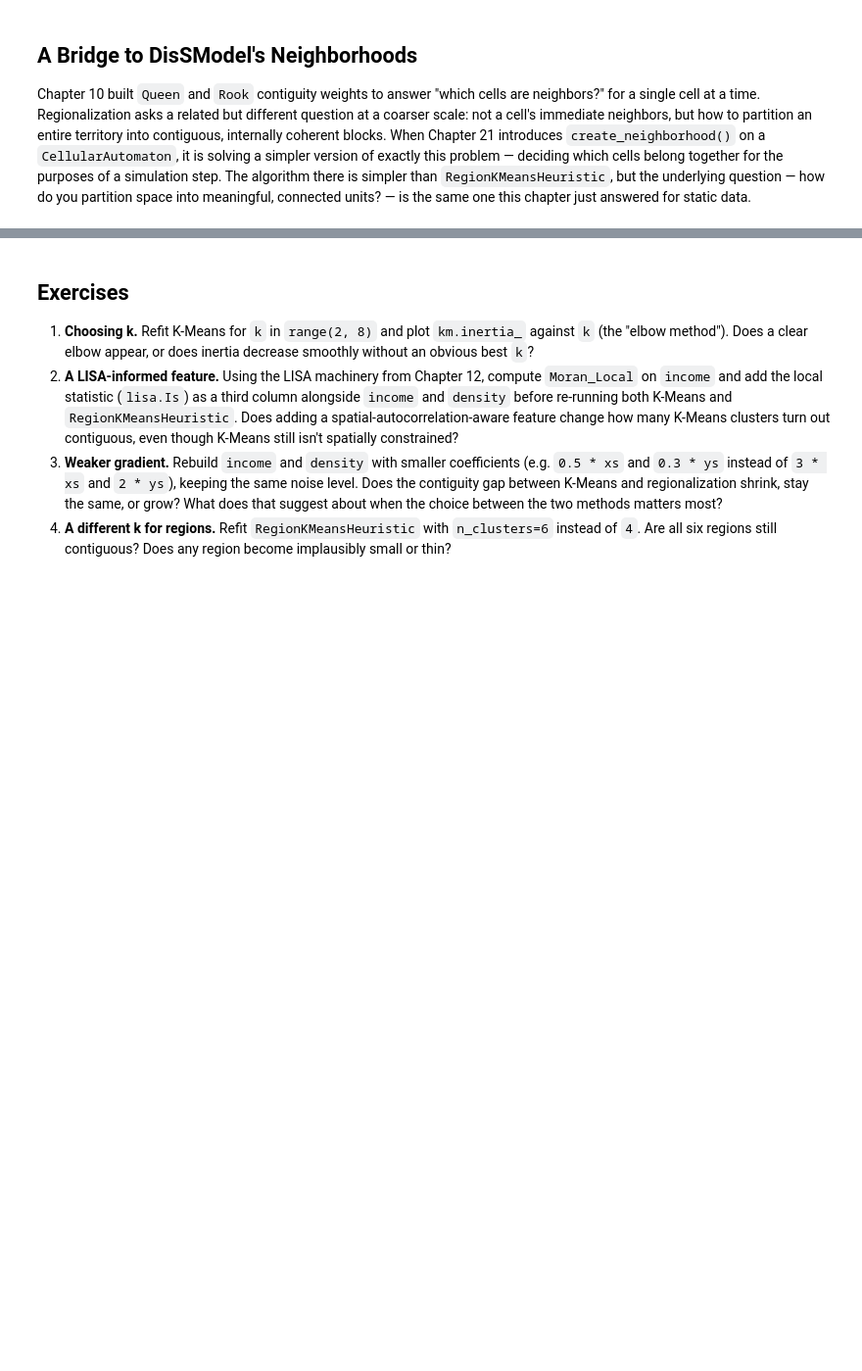
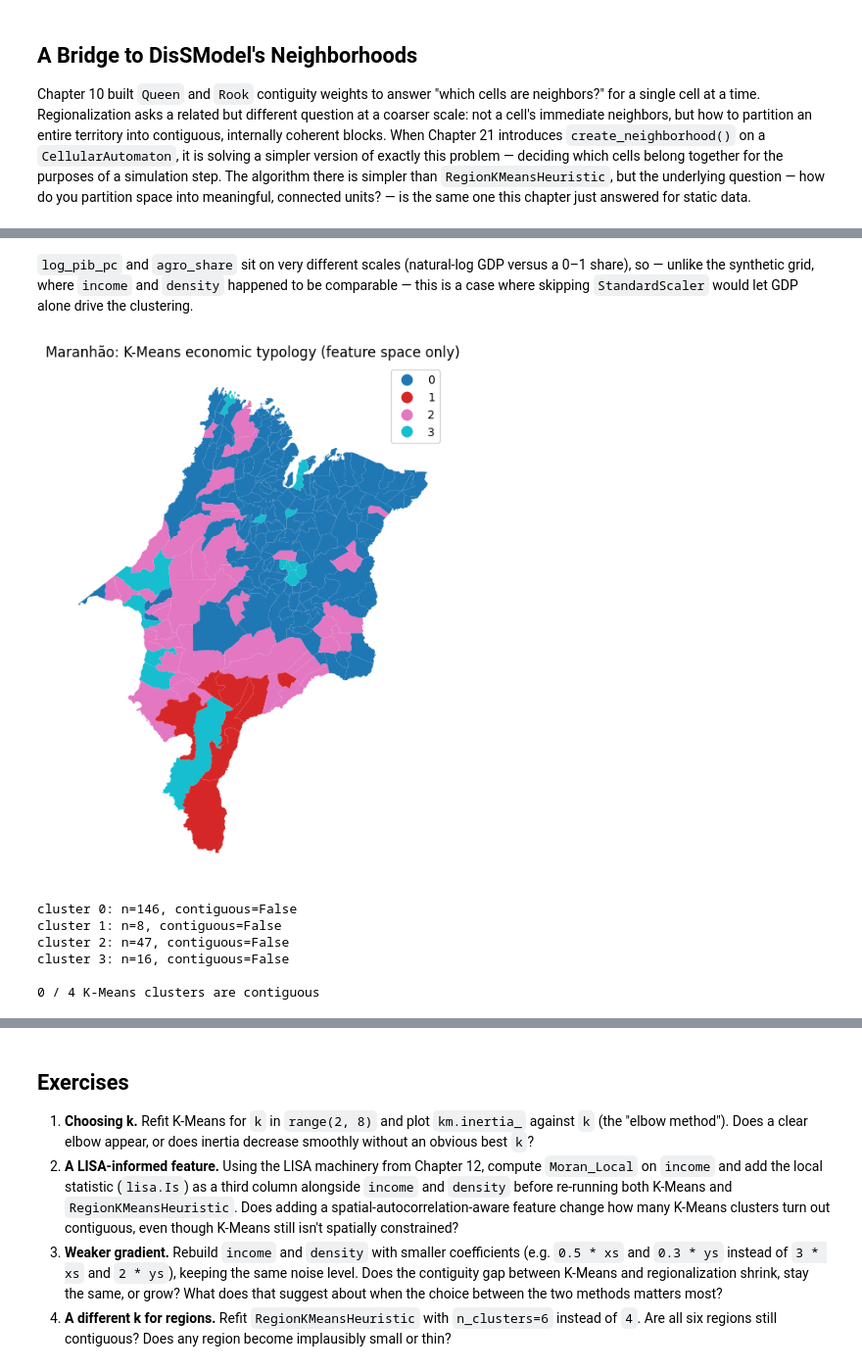
Before and after one commit to LambdaGeo/geospatial-modeling-python, a Jupyter notebook: docs/part2/ch14_clustering.ipynb, the cells around one changed output, grey strips where cells are left out. Shown at 98% size. Cells and saved outputs as stored; diff of their text form; code cells hidden in the pictures; blank space fills up the shorter version.

```diff
--- a/docs/part2/ch14_clustering.ipynb
+++ b/docs/part2/ch14_clustering.ipynb
@@ -128,0 +134,54 @@ Chapter 10 built `Queen` and `Rook` contiguity weights to answer "which cells ar
+# %%
+# Same IBGE-URL convention as Chapters 6 and 12 -- no local copy needed
+url = (
+    "https://geoftp.ibge.gov.br/organizacao_do_territorio/"
+    "malhas_territoriais/malhas_municipais/municipio_2025/"
+    "UFs/MA/MA_Municipios_2025.zip"
+)
+maranhao = gpd.read_file(url)
+
+pib = pd.read_csv("pib_municipios_ma.csv")
+pop = pd.read_csv("populacao_municipios_ma.csv")
+
+pib_2021 = pib[pib["ano"] == 2021].merge(pop[pop["ano"] == 2021], on=["id_municipio", "ano"])
+pib_2021["log_pib_pc"] = np.log(pib_2021["pib"] / pib_2021["populacao"])
+pib_2021["agro_share"] = pib_2021["va_agropecuaria"] / pib_2021["pib"]
+
+maranhao["CD_MUN"] = maranhao["CD_MUN"].astype(int)
+maranhao = maranhao.merge(
+    pib_2021[["id_municipio", "log_pib_pc", "agro_share"]],
+    left_on="CD_MUN", right_on="id_municipio", how="left",
+)
+
+w_ma = Queen.from_dataframe(maranhao, use_index=False)
+G_ma = w_ma.to_networkx()
+# %% [markdown]
+`log_pib_pc` and `agro_share` sit on very different scales (natural-log GDP versus a 0–1 share), so — unlike the synthetic grid, where `income` and `density` happened to be comparable — this is a case where skipping `StandardScaler` would let GDP alone drive the clustering.
+# %%
+X_ma = StandardScaler().fit_transform(maranhao[["log_pib_pc", "agro_share"]].values)
+
+km_ma = KMeans(n_clusters=4, n_init=10, random_state=0).fit(X_ma)
+maranhao["kmeans_cluster"] = km_ma.labels_
+
+fig, ax = plt.subplots(figsize=(6, 8))
+maranhao.plot(column="kmeans_cluster", categorical=True, cmap="tab10", ax=ax, legend=True)
+ax.set_title("Maranhão: K-Means economic typology (feature space only)")
+ax.set_axis_off()
+# %% [output]
+[figure, added]
+# %%
+contiguous_count = 0
+for c in sorted(maranhao["kmeans_cluster"].unique()):
+    idx = np.where(maranhao["kmeans_cluster"] == c)[0]
+    is_contiguous = nx.is_connected(G_ma.subgraph(idx))
+    contiguous_count += int(is_contiguous)
+    print(f"cluster {c}: n={len(idx)}, contiguous={is_contiguous}")
+
+print(f"\n{contiguous_count} / {maranhao['kmeans_cluster'].nunique()} K-Means clusters are contiguous")
+# %% [output]
+cluster 0: n=146, contiguous=False
+cluster 1: n=8, contiguous=False
+cluster 2: n=47, contiguous=False
+cluster 3: n=16, contiguous=False
+
+0 / 4 K-Means clusters are contiguous
```
Also changed, not shown: parts of 10 cells of this notebook, 1 other file.
